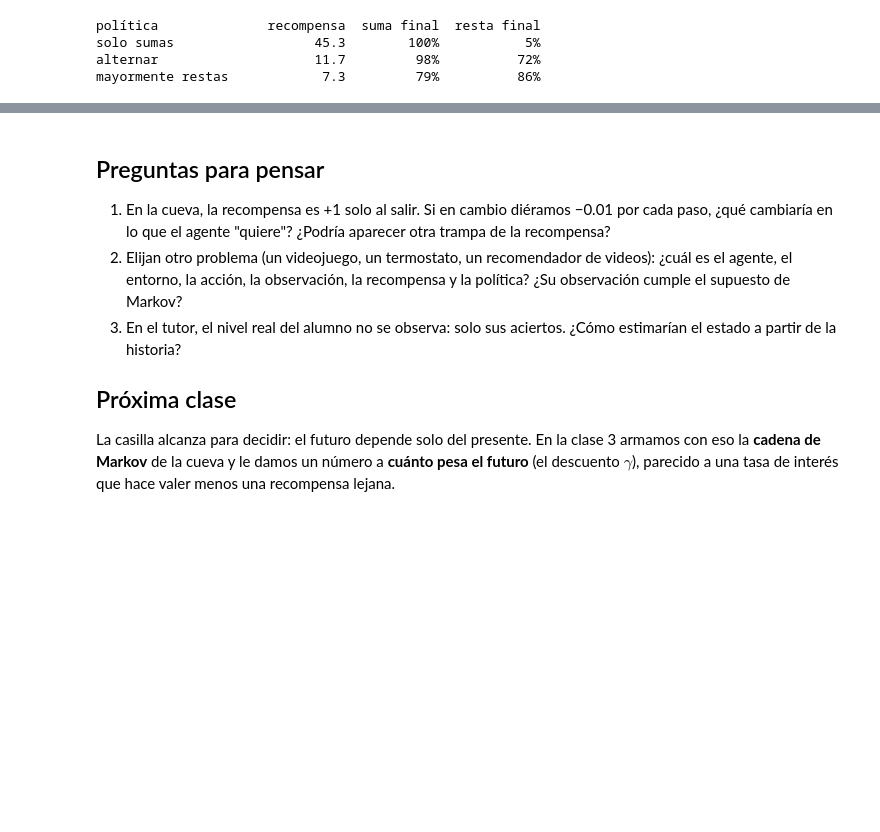
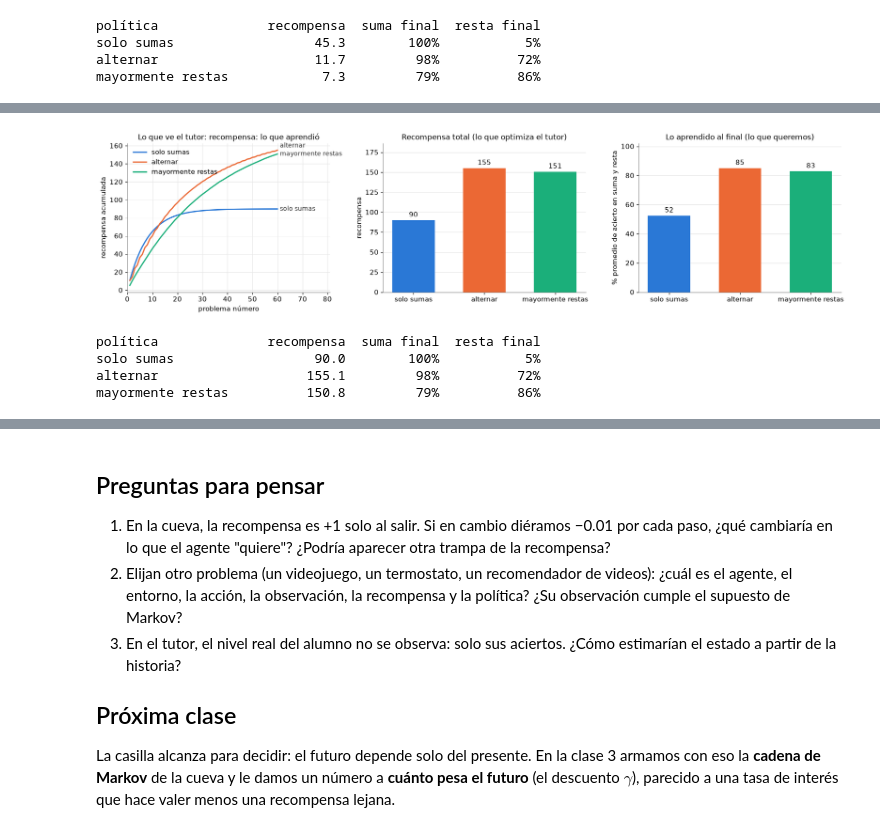
Before and after one commit to dimacio/pedagogia-de-las-maquinas, a Jupyter notebook: notebooks/02-que-es-rl.ipynb, the cells around one changed output, grey strips where cells are left out. Drawn from its saved outputs; the diff is of its cells as text; code cells hidden in the pictures; blank space fills up the shorter version.

Commit message:
Clase 2: correcciones de la revisión (política estocástica, matiz supervisado, Markov, Q3, recompensa de mejora en el notebook)
Co-Authored-By: Claude Opus 5.5 <noreply@anthropic.com>

```diff
--- a/notebooks/02-que-es-rl.ipynb
+++ b/notebooks/02-que-es-rl.ipynb
@@ -420,9 +420,15 @@ def simular_tutor(politica, recompensa=recompensa_original, n_problemas=60, n_al
 def comparar_politicas_tutor(recompensa=recompensa_original, titulo_r="recompensa +1/−1"):
     res = {n: simular_tutor(p, recompensa) for n, p in POLITICAS_TUTOR.items()}
     fig, axs = plt.subplots(1, 3, figsize=(17, 4.3))
+    finales_y = {n: c[-1] for n, (c, _) in res.items()}
+    rango = max(finales_y.values()) - min(min(finales_y.values()), 0) or 1
+    y_et, ult = {}, None
+    for n in sorted(finales_y, key=finales_y.get):          # separa las etiquetas que quedarían encimadas
+        y = finales_y[n] if ult is None else max(finales_y[n], ult + 0.06 * rango)
+        y_et[n] = ult = y
     for k, (n, (curva, fin)) in enumerate(res.items()):
         axs[0].plot(np.arange(1, len(curva) + 1), curva, color=COLORES[k], label=n)
-        axs[0].text(len(curva) + 1, curva[-1], n, va="center", fontsize=10, color="#333")
+        axs[0].text(len(curva) + 1, y_et[n], n, va="center", fontsize=10, color="#333")
     axs[0].set_xlim(0, len(curva) * 1.35)
     axs[0].set_xlabel("problema número"); axs[0].set_ylabel("recompensa acumulada")
     axs[0].set_title(f"Lo que ve el tutor: {titulo_r}"); axs[0].legend(loc="upper left", frameon=False)
@@ -741,0 +756,11 @@ mayormente restas            7.3         79%          86%
+# %%
+def recompensa_mejora(acierto, tipo, hab_antes, hab_despues):
+    return 100 * (hab_despues[tipo] - hab_antes[tipo])
+
+comparar_politicas_tutor(recompensa=recompensa_mejora, titulo_r="recompensa: lo que aprendió")
+# %% [output]
+[figure, added]
+política              recompensa  suma final  resta final
+solo sumas                  90.0        100%           5%
+alternar                   155.1         98%          72%
+mayormente restas          150.8         79%          86%
```
Also changed, not shown: parts of 5 cells of this notebook, 3 other files.
